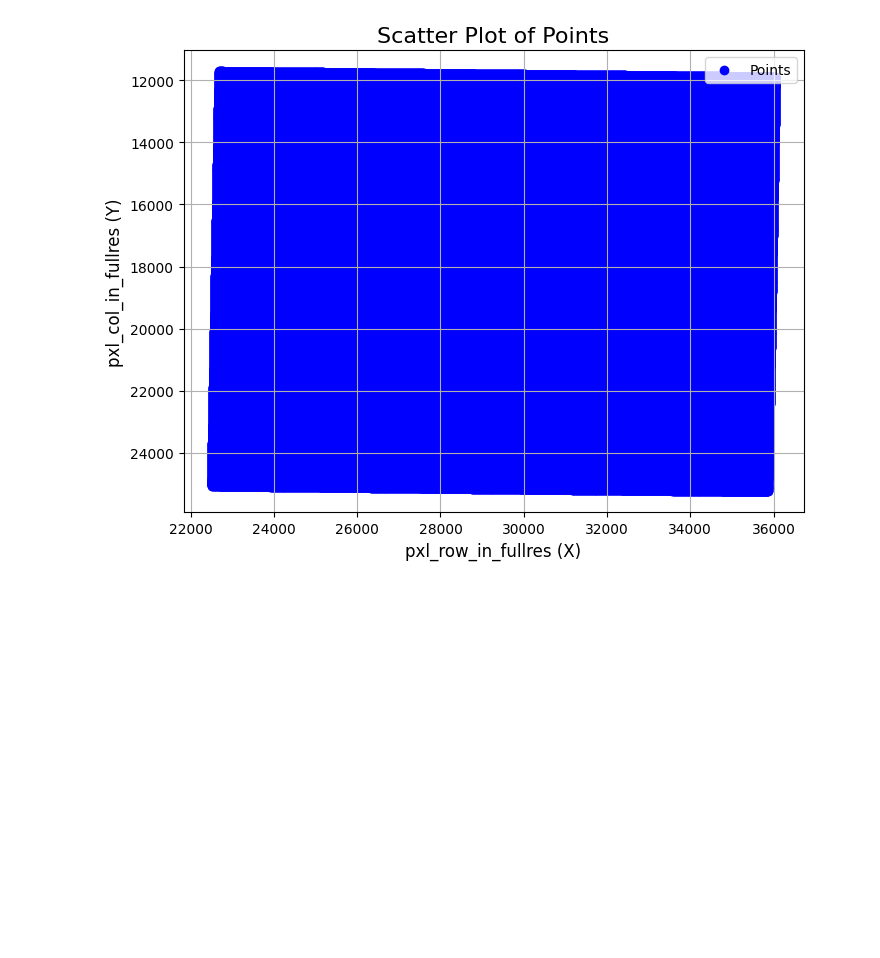
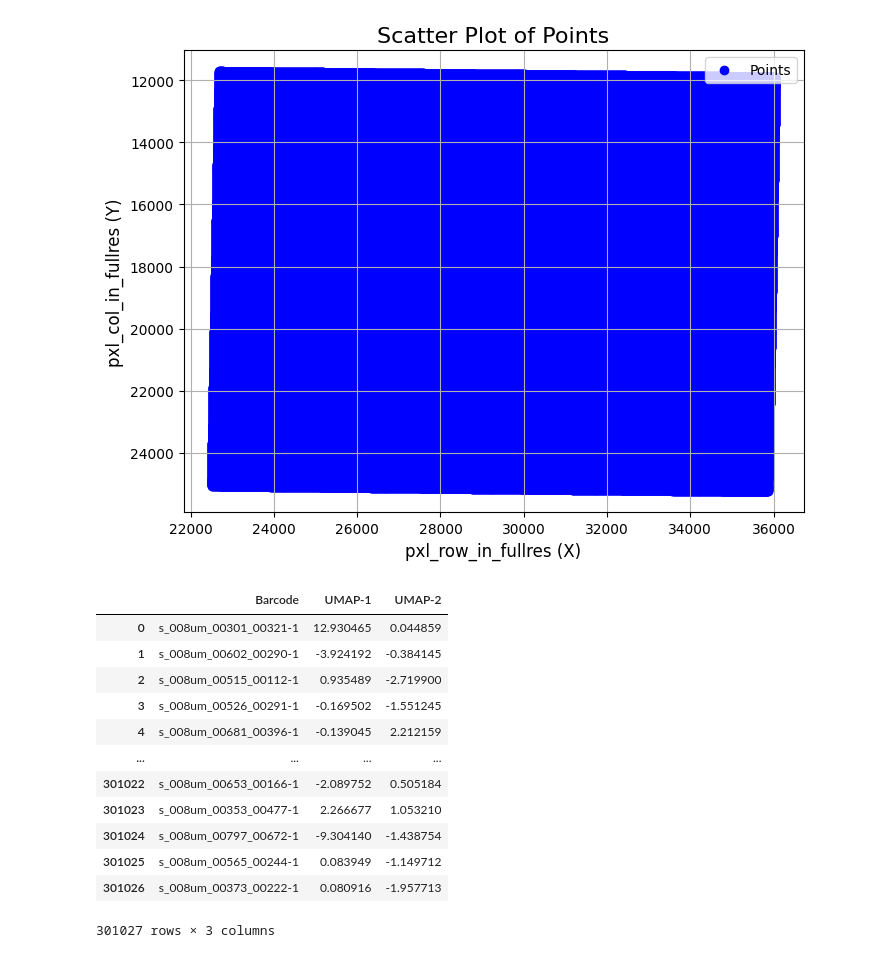
Before and after one commit to ScheWann/BioVis2025, a Jupyter notebook: New_Python/proprocess.ipynb, the cells around one changed output. Cells and saved outputs as stored; diff of their text form; code cells hidden in the pictures; blank space fills up the shorter version.

```diff
--- a/New_Python/proprocess.ipynb
+++ b/New_Python/proprocess.ipynb
@@ -92,0 +96,16 @@ plt.show()
+# %%
+umap_df
+# %% [output]
+|  | Barcode | UMAP-1 | UMAP-2 |
+| 0 | s_008um_00301_00321-1 | 12.930465 | 0.044859 |
+| 1 | s_008um_00602_00290-1 | -3.924192 | -0.384145 |
+| 2 | s_008um_00515_00112-1 | 0.935489 | -2.719900 |
+| 3 | s_008um_00526_00291-1 | -0.169502 | -1.551245 |
+| 4 | s_008um_00681_00396-1 | -0.139045 | 2.212159 |
+| ... | ... | ... | ... |
+| 301022 | s_008um_00653_00166-1 | -2.089752 | 0.505184 |
+| 301023 | s_008um_00353_00477-1 | 2.266677 | 1.053210 |
+| 301024 | s_008um_00797_00672-1 | -9.304140 | -1.438754 |
+| 301025 | s_008um_00565_00244-1 | 0.083949 | -1.149712 |
+| 301026 | s_008um_00373_00222-1 | 0.080916 | -1.957713 |
+301027 rows × 3 columns
```
Also changed, not shown: parts of 3 cells of this notebook, 3 other files.
